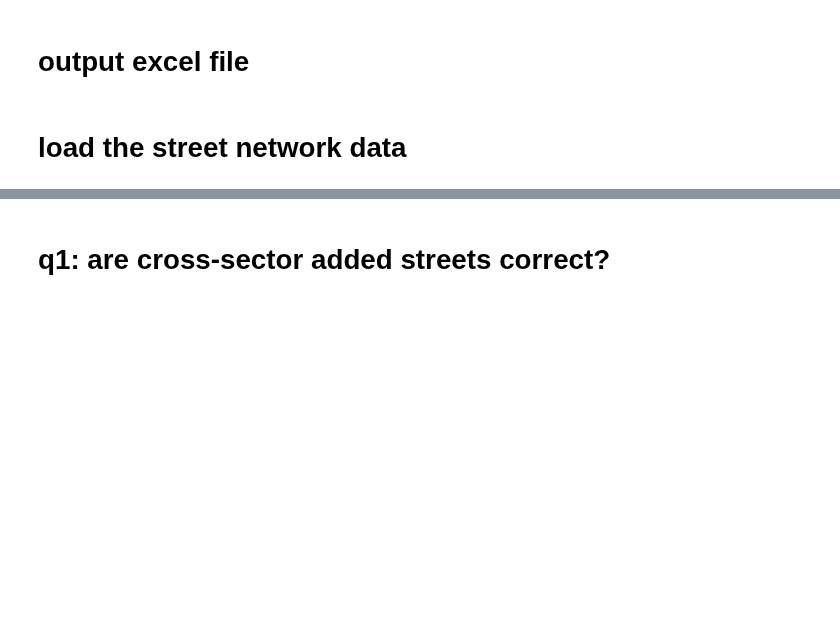
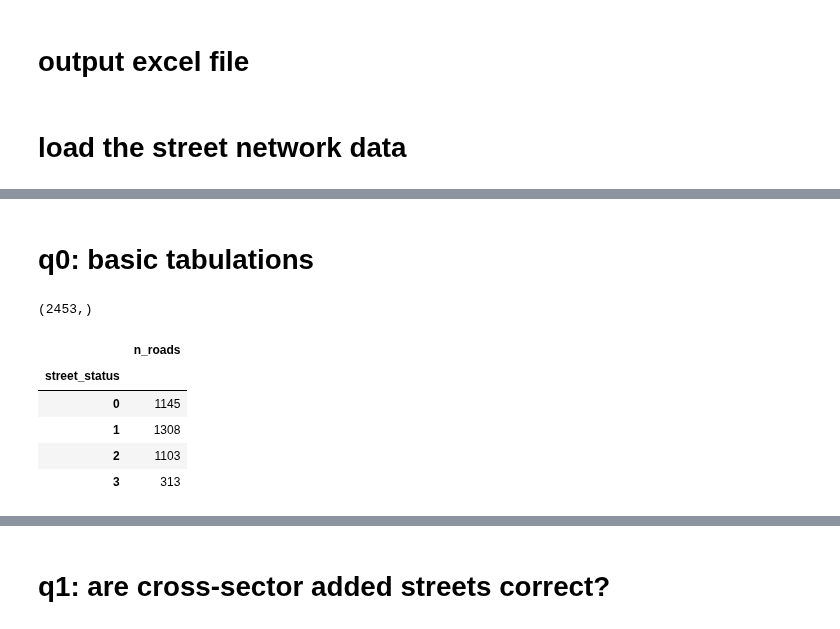
Before and after one commit to mike-babb/seattle_streets, a Jupyter notebook: code/step_05_prepare_graphs_and_stats.ipynb, the cells around one changed output, grey strips where cells are left out. Cells and saved outputs as stored; diff of their text form; code cells hidden in the pictures; blank space fills up the shorter version.

```diff
--- a/code/step_05_prepare_graphs_and_stats.ipynb
+++ b/code/step_05_prepare_graphs_and_stats.ipynb
@@ -57,0 +85,7 @@ check_df.head()
+# %% [markdown]
+# q0: basic tabulations
+# %%
+# uniquely named roads in the study areas
+gdf.loc[gdf['street_status'].isin([0, 1]), 'ord_stname_concat'].unique().shape
+# %% [output]
+(2453,)
@@ -57,0 +94,10 @@ check_df.head()
+# %%
+col_names = ['ord_stname_concat', 'street_status', 'n_segments']
+gdf[col_names].drop_duplicates().groupby(by = col_names[1:2]).agg(n_roads = ('n_segments', 'sum'))
+# %% [output]
+|  | n_roads |
+| street_status |  |
+| 0 | 1145 |
+| 1 | 1308 |
+| 2 | 1103 |
+| 3 | 313 |
```
Also changed, not shown: parts of 47 cells of this notebook, 6 other files.
